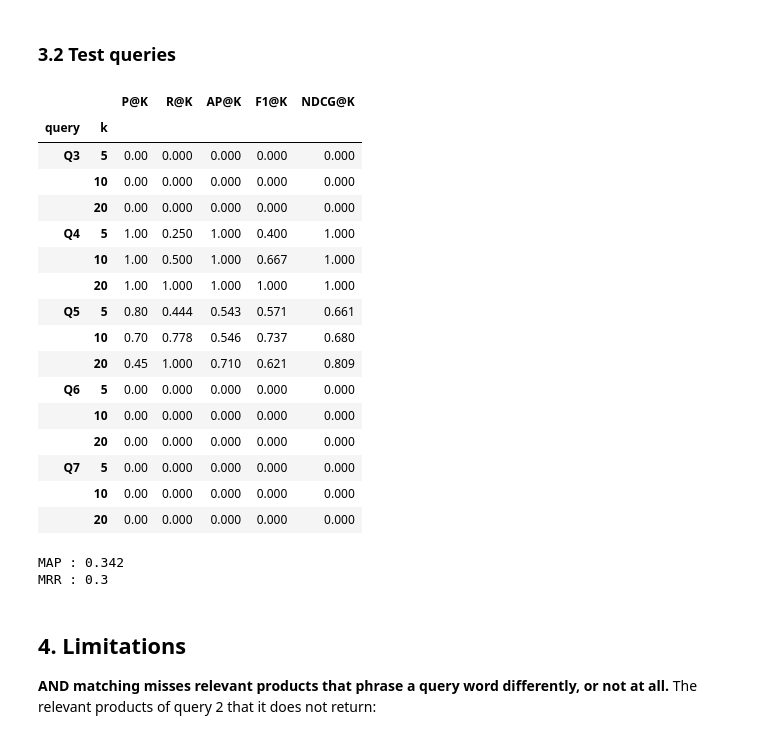
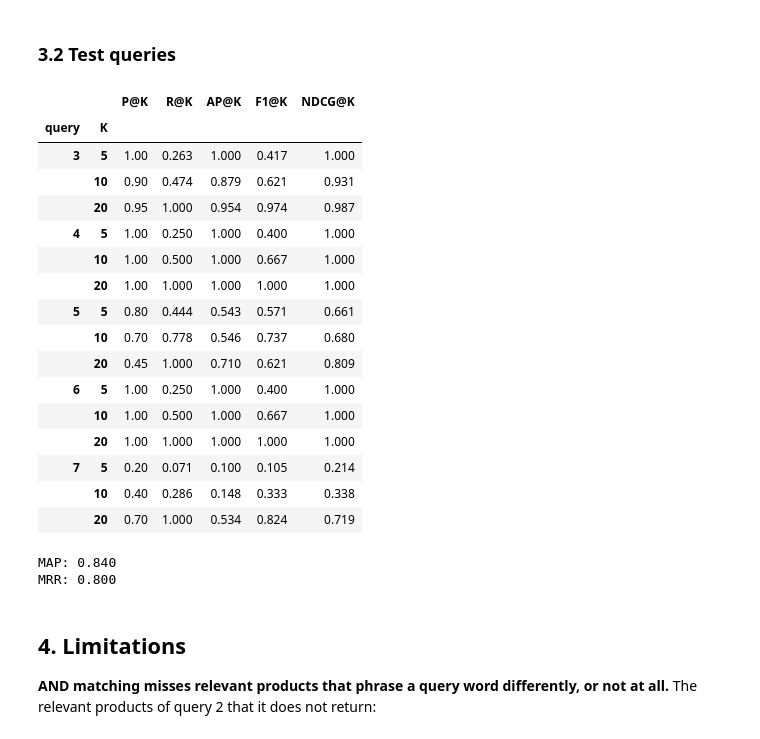
Before and after one commit to uripont/urban-outfinders, a Jupyter notebook: notebooks/part_2.ipynb, the cells around one changed output. Drawn from its saved outputs; the diff is of its cells as text; code cells hidden in the pictures.

```diff
--- a/notebooks/part_2.ipynb
+++ b/notebooks/part_2.ipynb
@@ -487,56 +352,34 @@ MRR : 1.0
 # %% [markdown]
 ### 3.2 Test queries
-# %%
-# test_labels = ev.load_labels("../data/test_labels.csv")
-# test_runs = {qid: (engine.search(q, k), test_labels[qid]) for qid, q in TEST_QUERIES.items()}
-# The same table for the five test queries.
-
-test_labels = ev.load_labels('../data/test_labels.csv')
-test_runs = {
-    qid: (
-        [pid for pid in engine.search(query) if pid in test_labels.get(qid, {})],
-        test_labels.get(qid, {})
-    )
-    for qid, query in TEST_QUERIES.items()
-}
-
-# The same table for the five test queries.
-rows = []
-for qid, (ranked, labels) in test_runs.items():
-    for k in K_VALUES:
-        rows.append({
-            'query':  f'Q{qid}',
-            'k':      k,
-            'P@K':    round(precision_at_k(ranked, labels, k), 3),
-            'R@K':    round(recall_at_k(ranked, labels, k),    3),
-            'AP@K':   round(ap_at_k(ranked, labels, k),        3),
-            'F1@K':   round(f1_at_k(ranked, labels, k),        3),
-            'NDCG@K': round(ndcg_at_k(ranked, labels, k),      3),
-        })
-
-display(pd.DataFrame(rows).set_index(['query', 'k']))
-print(f'MAP : {round(map_score(test_runs), 3)}')
-print(f'MRR : {round(mrr_score(test_runs), 3)}')
-# %% [output]
-|  |  | P@K | R@K | AP@K | F1@K | NDCG@K |
-| query | k |  |  |  |  |  |
-| Q3 | 5 | 0.00 | 0.000 | 0.000 | 0.000 | 0.000 |
-|  | 10 | 0.00 | 0.000 | 0.000 | 0.000 | 0.000 |
-|  | 20 | 0.00 | 0.000 | 0.000 | 0.000 | 0.000 |
-| Q4 | 5 | 1.00 | 0.250 | 1.000 | 0.400 | 1.000 |
-|  | 10 | 1.00 | 0.500 | 1.000 | 0.667 | 1.000 |
-|  | 20 | 1.00 | 1.000 | 1.000 | 1.000 | 1.000 |
-| Q5 | 5 | 0.80 | 0.444 | 0.543 | 0.571 | 0.661 |
-|  | 10 | 0.70 | 0.778 | 0.546 | 0.737 | 0.680 |
-|  | 20 | 0.45 | 1.000 | 0.710 | 0.621 | 0.809 |
-| Q6 | 5 | 0.00 | 0.000 | 0.000 | 0.000 | 0.000 |
-|  | 10 | 0.00 | 0.000 | 0.000 | 0.000 | 0.000 |
-|  | 20 | 0.00 | 0.000 | 0.000 | 0.000 | 0.000 |
-| Q7 | 5 | 0.00 | 0.000 | 0.000 | 0.000 | 0.000 |
-|  | 10 | 0.00 | 0.000 | 0.000 | 0.000 | 0.000 |
-|  | 20 | 0.00 | 0.000 | 0.000 | 0.000 | 0.000 |
-MAP : 0.342
-MRR : 0.3
+# %%
+test_labels = ev.load_labels(LABELS_PATH)
+test_runs = {
+    qid: ([pid for pid in engine.search(query) if pid in test_labels[qid]], test_labels[qid])
+    for qid, query in TEST_QUERIES.items()
+}
+display(ev.evaluate(test_runs, K_VALUES))
+print(f"MAP: {ev.mean_average_precision(test_runs.values()):.3f}")
+print(f"MRR: {ev.mean_reciprocal_rank(test_runs.values()):.3f}")
+# %% [output]
+|  |  | P@K | R@K | AP@K | F1@K | NDCG@K |
+| query | K |  |  |  |  |  |
+| 3 | 5 | 1.00 | 0.263 | 1.000 | 0.417 | 1.000 |
+|  | 10 | 0.90 | 0.474 | 0.879 | 0.621 | 0.931 |
+|  | 20 | 0.95 | 1.000 | 0.954 | 0.974 | 0.987 |
+| 4 | 5 | 1.00 | 0.250 | 1.000 | 0.400 | 1.000 |
+|  | 10 | 1.00 | 0.500 | 1.000 | 0.667 | 1.000 |
+|  | 20 | 1.00 | 1.000 | 1.000 | 1.000 | 1.000 |
+| 5 | 5 | 0.80 | 0.444 | 0.543 | 0.571 | 0.661 |
+|  | 10 | 0.70 | 0.778 | 0.546 | 0.737 | 0.680 |
+|  | 20 | 0.45 | 1.000 | 0.710 | 0.621 | 0.809 |
+| 6 | 5 | 1.00 | 0.250 | 1.000 | 0.400 | 1.000 |
+|  | 10 | 1.00 | 0.500 | 1.000 | 0.667 | 1.000 |
+|  | 20 | 1.00 | 1.000 | 1.000 | 1.000 | 1.000 |
+| 7 | 5 | 0.20 | 0.071 | 0.100 | 0.105 | 0.214 |
+|  | 10 | 0.40 | 0.286 | 0.148 | 0.333 | 0.338 |
+|  | 20 | 0.70 | 1.000 | 0.534 | 0.824 | 0.719 |
+MAP: 0.840
+MRR: 0.800
 # %% [markdown]
 ## 4. Limitations
 
```
Also changed, not shown: parts of 11 cells of this notebook, 3 other files.
